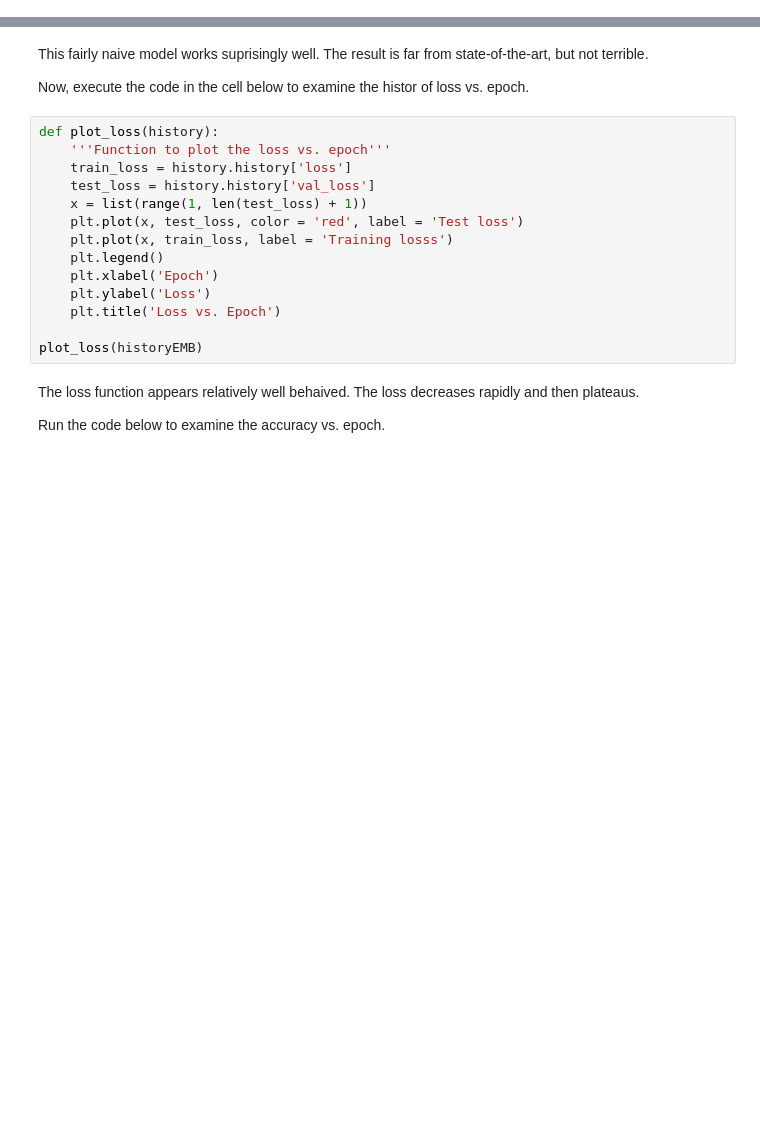
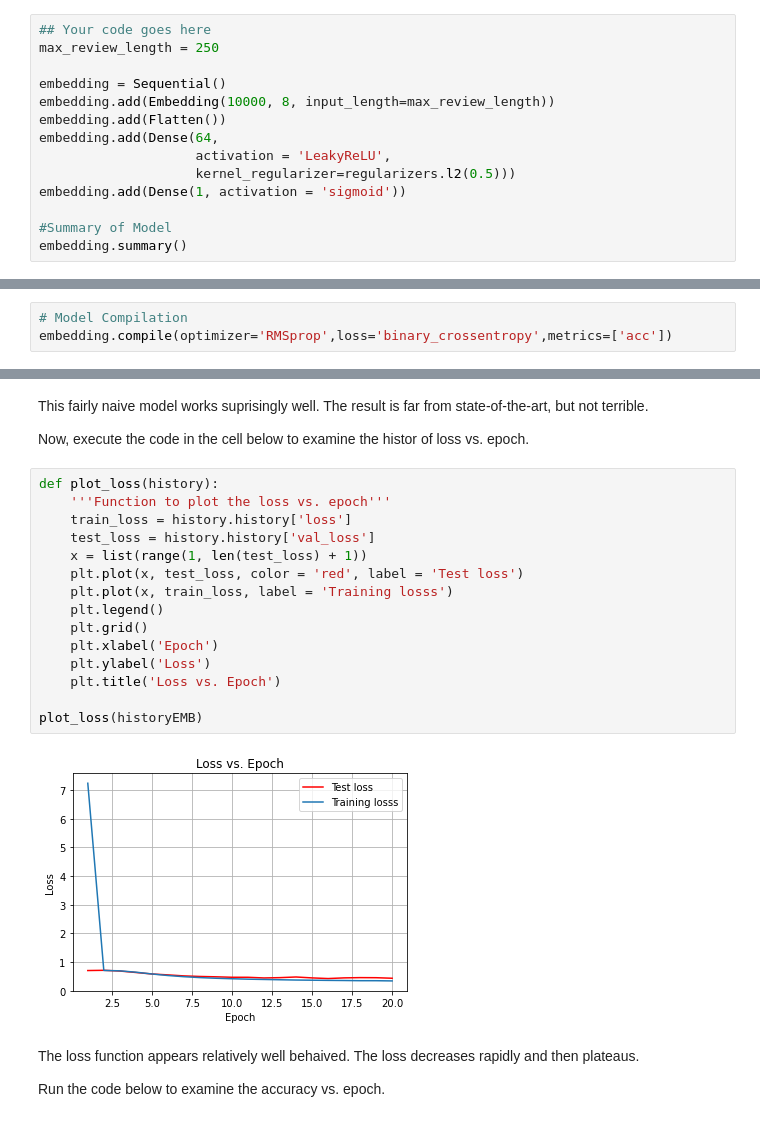
Before and after one commit to rodolfolermacontreras/ML_3_Assignment_3, a Jupyter notebook: 3_IntroductionToRNNs.ipynb, the cells around one changed output, grey strips where cells are left out. Saved outputs shown, nothing was run; the diff lists cells and outputs as text; blank space fills up the shorter version.

```diff
--- a/3_IntroductionToRNNs.ipynb
+++ b/3_IntroductionToRNNs.ipynb
@@ -191,0 +195,14 @@ The corpus contains 25,000 documents, or movie reviews in the training dataset.
+# %%
+## Your code goes here
+max_review_length = 250
+
+embedding = Sequential()
+embedding.add(Embedding(10000, 8, input_length=max_review_length))
+embedding.add(Flatten())
+embedding.add(Dense(64,
+                    activation = 'LeakyReLU',
+                    kernel_regularizer=regularizers.l2(0.5)))
+embedding.add(Dense(1, activation = 'sigmoid'))
+
+#Summary of Model
+embedding.summary()
@@ -192,2 +227,5 @@ The corpus contains 25,000 documents, or movie reviews in the training dataset.
+# %%
+# Model Compilation
+embedding.compile(optimizer='RMSprop',loss='binary_crossentropy',metrics=['acc'])
 # %% [markdown]
 > Notice the difference in the number of parameters between the embedding layer and the small 64 unit dense layers. This situation is typical with these types of architectures. In one or two sentences, explain what this difference tell you about the complexity of creating an embedding space and why do you think this difference occurs?
@@ -208,17 +265,20 @@ Now, execute the code in the cell below to examine the histor of loss vs. epoch.
 # %%
 def plot_loss(history):
     '''Function to plot the loss vs. epoch'''
     train_loss = history.history['loss']
     test_loss = history.history['val_loss']
     x = list(range(1, len(test_loss) + 1))
     plt.plot(x, test_loss, color = 'red', label = 'Test loss')
     plt.plot(x, train_loss, label = 'Training losss')
     plt.legend()
+    plt.grid()
     plt.xlabel('Epoch')
     plt.ylabel('Loss')
     plt.title('Loss vs. Epoch')
 
 plot_loss(historyEMB)
+# %% [output]
+[figure, added]
 # %% [markdown]
 The loss function appears relatively well behaived. The loss decreases rapidly and then plateaus.
 
```
Also changed, not shown: parts of 40 cells of this notebook.
